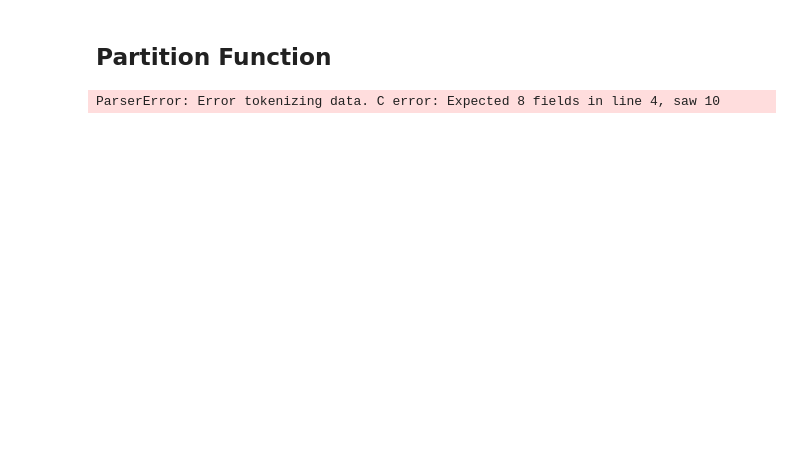
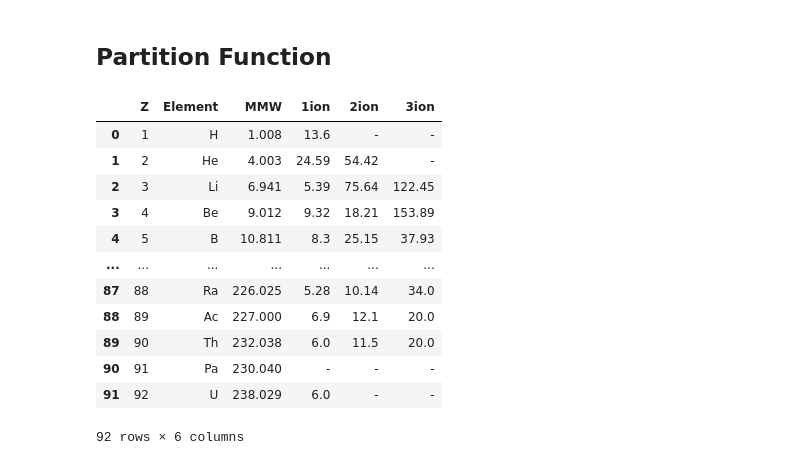
Before and after one commit to kyleneumann/Astro530, a Jupyter notebook: hw6.ipynb, the cells around one changed output. Cells and saved outputs as stored; diff of their text form; code cells hidden in the pictures; blank space fills up the shorter version.

```diff
--- a/hw6.ipynb
+++ b/hw6.ipynb
@@ -23,4 +22,17 @@ from src import N_integrator
 # %%
-pandas.read_csv("data/ioniz.txt",delimiter=" ")
+ion_df = pandas.read_csv("data/ioniz.csv").fillna("-")
+ion_df
 # %% [output]
+|  | Z | Element | MMW | 1ion | 2ion | 3ion |
+| 0 | 1 | H | 1.008 | 13.6 | - | - |
+| 1 | 2 | He | 4.003 | 24.59 | 54.42 | - |
+| 2 | 3 | Li | 6.941 | 5.39 | 75.64 | 122.45 |
+| 3 | 4 | Be | 9.012 | 9.32 | 18.21 | 153.89 |
+| 4 | 5 | B | 10.811 | 8.3 | 25.15 | 37.93 |
+| ... | ... | ... | ... | ... | ... | ... |
+| 87 | 88 | Ra | 226.025 | 5.28 | 10.14 | 34.0 |
+| 88 | 89 | Ac | 227.000 | 6.9 | 12.1 | 20.0 |
+| 89 | 90 | Th | 232.038 | 6.0 | 11.5 | 20.0 |
+| 90 | 91 | Pa | 230.040 | - | - | - |
+| 91 | 92 | U | 238.029 | 6.0 | - | - |
-ParserError: Error tokenizing data. C error: Expected 8 fields in line 4, saw 10
+92 rows × 6 columns
```
Also changed, not shown: parts of 10 cells of this notebook, 4 other files.
